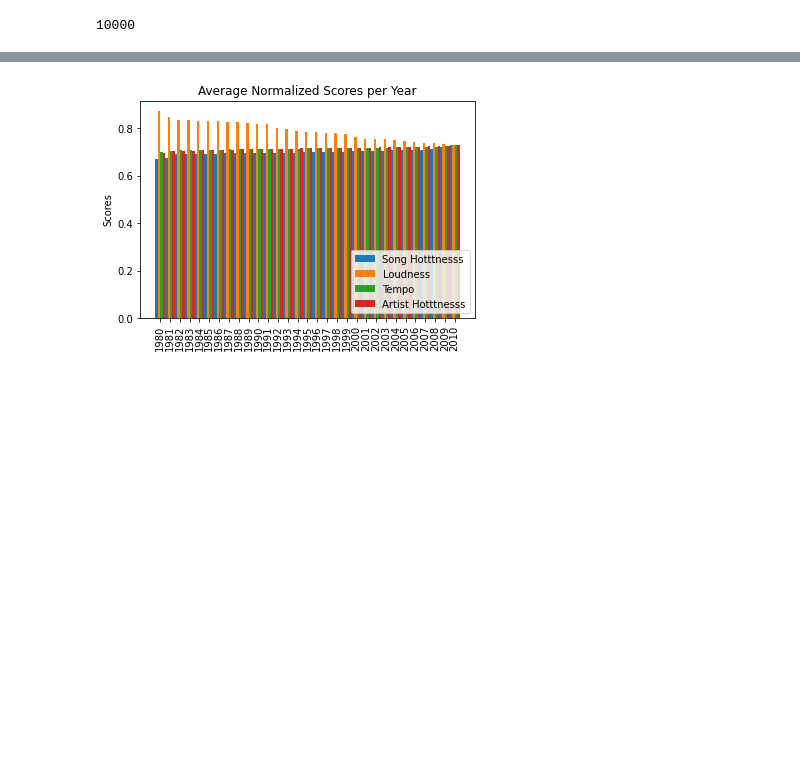
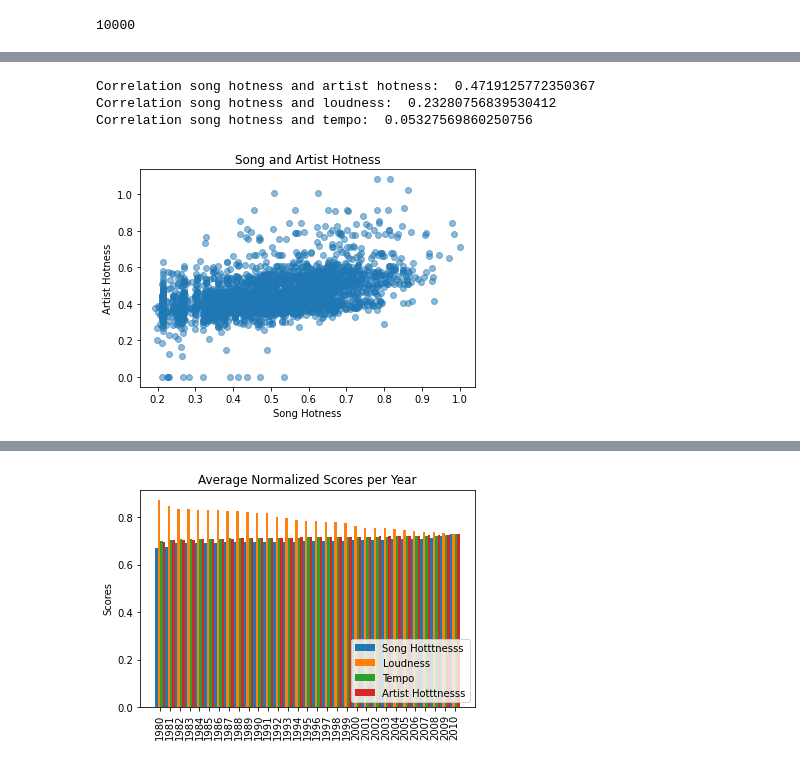
Before and after one commit to carle3/LDSA-Project, a Jupyter notebook: Raphaela.ipynb, the cells around one changed output, grey strips where cells are left out. Saved outputs shown, nothing was run; the diff lists cells and outputs as text; code cells hidden in the pictures; blank space fills up the shorter version.

```diff
--- a/Raphaela.ipynb
+++ b/Raphaela.ipynb
@@ -91,3 +85,32 @@ song_hotness = sigmoid(sorted(rdd4.map(lambda x: x[1][0]).collect()))
 artist_hotness = sigmoid(sorted(rdd4.map(lambda x: x[1][1]).collect()))
 loudness = sigmoid(sorted(rdd4.map(lambda x: x[1][2]).collect()))
 tempo = sigmoid(sorted(rdd4.map(lambda x: x[1][3]).collect()))
+# %%
+from pyspark.mllib.stat import Statistics
+
+rdd_song_hotness = rdd2.map(lambda x: x[1])
+rdd_artist_hotness = rdd2.map(lambda x: x[2])
+rdd_loudness = rdd2.map(lambda x: x[3])
+rdd_tempo = rdd2.map(lambda x: x[4])
+
+
+corr_artist = Statistics.corr(rdd_song_hotness, rdd_artist_hotness, method="pearson")
+corr_loudness = Statistics.corr(rdd_song_hotness, rdd_loudness, method="pearson")
+corr_tempo = Statistics.corr(rdd_song_hotness, rdd_tempo, method="pearson")
+
+print("Correlation song hotness and artist hotness: ", corr_artist,
+"\nCorrelation song hotness and loudness: ", corr_loudness,
+"\nCorrelation song hotness and tempo: ", corr_tempo)
+# %% [output]
+Correlation song hotness and artist hotness:  0.4719125772350367
+Correlation song hotness and loudness:  0.23280756839530412
+Correlation song hotness and tempo:  0.05327569860250756
+# %%
+import matplotlib.pyplot as plt
+plt.scatter(rdd_song_hotness.collect(), rdd_artist_hotness.collect(), alpha=0.5)
+plt.title('Song and Artist Hotness')
+plt.xlabel('Song Hotness')
+plt.ylabel('Artist Hotness')
+plt.show()
+# %% [output]
+[figure, added]
```
Also changed, not shown: parts of 4 cells of this notebook.
